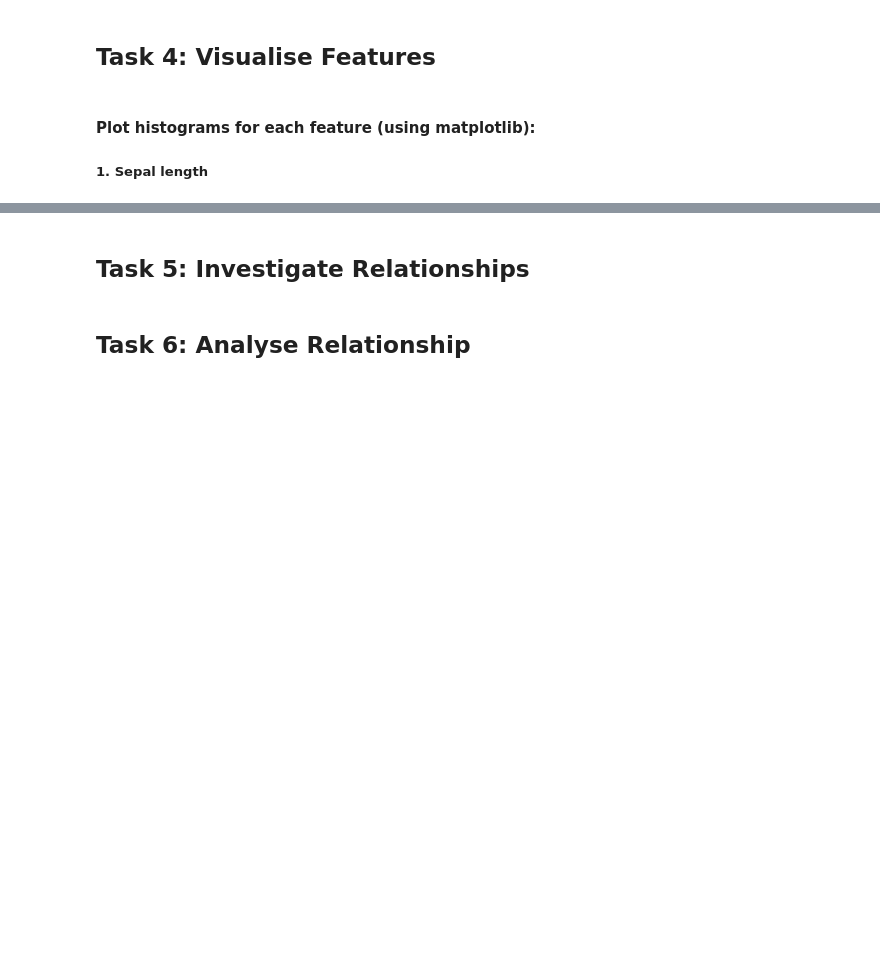
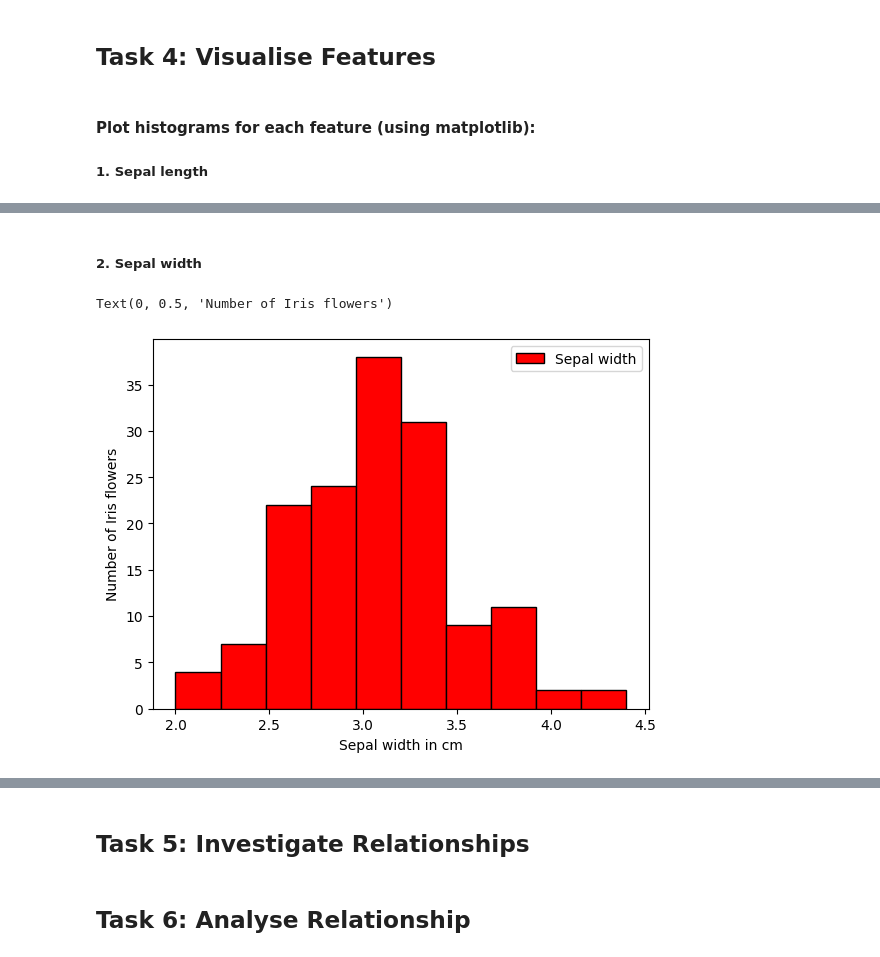
Before and after one commit to zoeharlowe/principles_of_data_analytics, a Jupyter notebook: tasks.ipynb, the cells around one changed output, grey strips where cells are left out. Saved outputs shown, nothing was run; the diff lists cells and outputs as text; code cells hidden in the pictures; blank space fills up the shorter version.

```diff
--- a/tasks.ipynb
+++ b/tasks.ipynb
@@ -147,0 +153,11 @@ pyplot.hist(sepal_length, edgecolor = 'black')
+# %% [markdown]
+##### 2. Sepal width
+# %%
+sepal_width = df.iloc[0:,1]
+plt.hist(sepal_width, color = 'red', edgecolor = 'black', label = 'Sepal width')
+plt.legend()
+plt.xlabel('Sepal width in cm')
+plt.ylabel('Number of Iris flowers')
+# %% [output]
+Text(0, 0.5, 'Number of Iris flowers')
+[figure, added]
```
Also changed, not shown: parts of 8 cells of this notebook.
